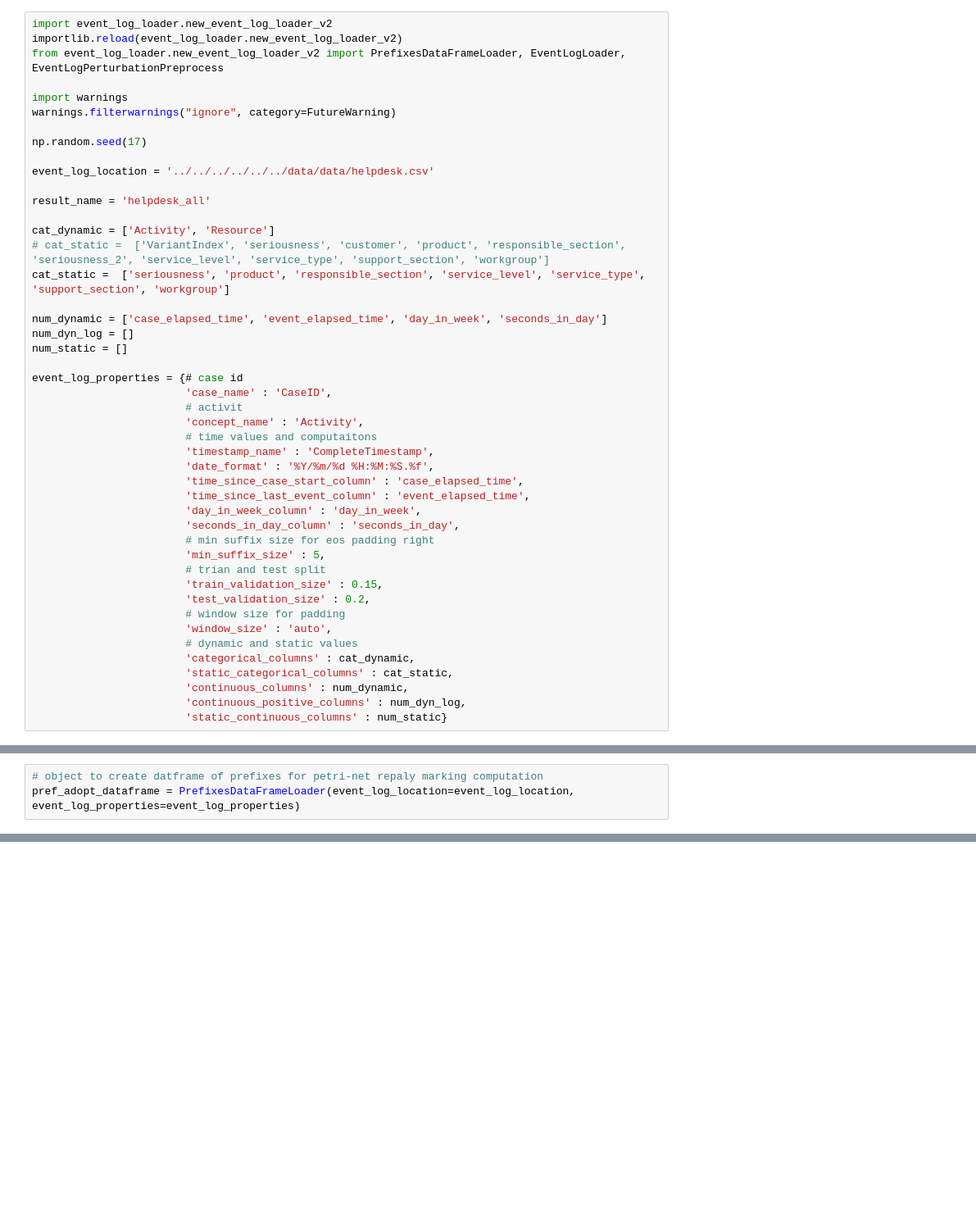
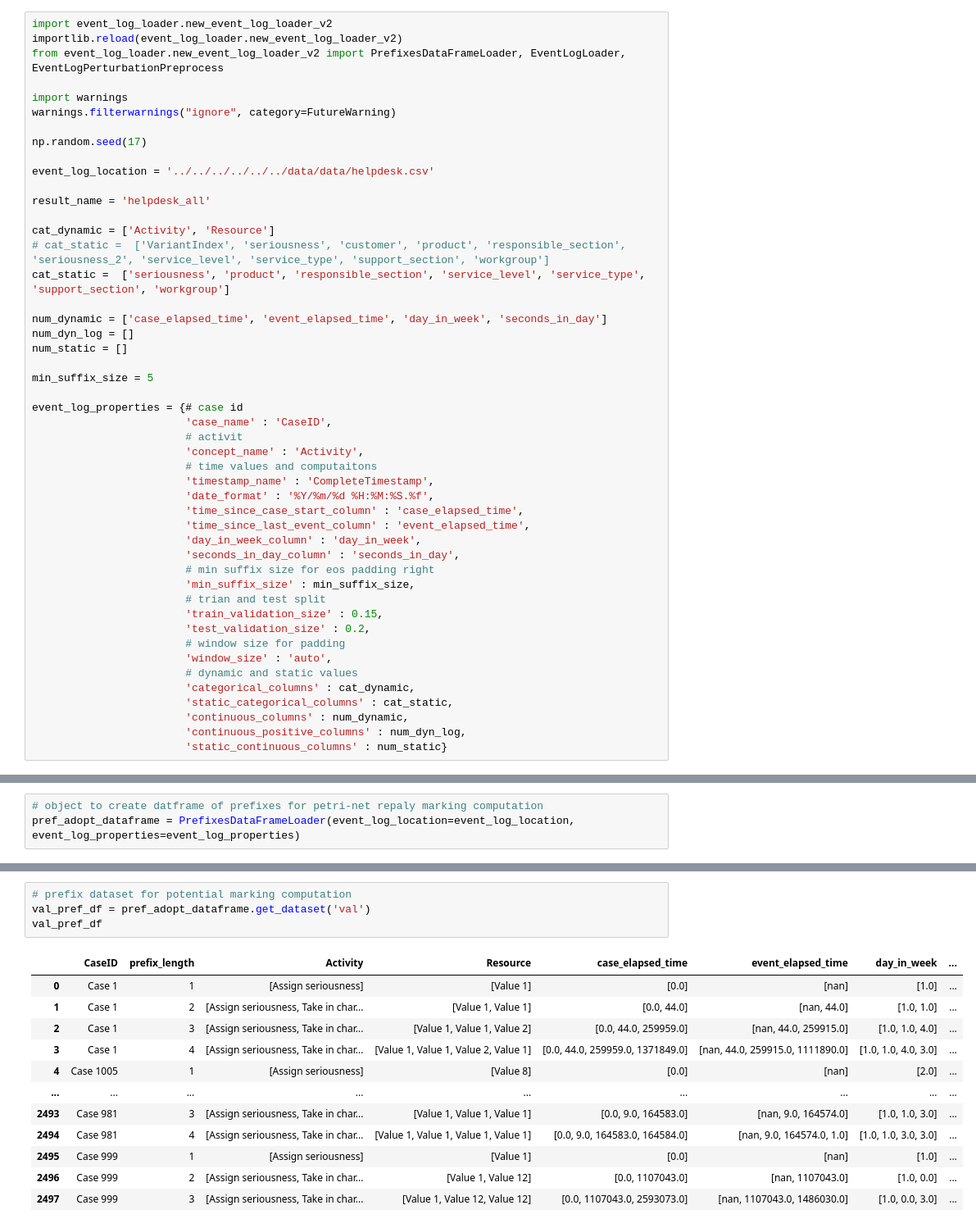
Before and after one commit to ProbabilisticSuffixPredictionLab/Probabilistic_Suffix_Prediction_U-ED-LSTM_pub, a Jupyter notebook: src/notebooks/loader_notebooks/new_v2/Helpdesk_full_loader.ipynb, the cells around one changed output, grey strips where cells are left out. Shown: that part at 82% size. Cells and saved outputs as stored; diff of their text form; blank space fills up the shorter version.

```diff
--- a/src/notebooks/loader_notebooks/new_v2/Helpdesk_full_loader.ipynb
+++ b/src/notebooks/loader_notebooks/new_v2/Helpdesk_full_loader.ipynb
@@ -29,6 +31,8 @@ num_dynamic = ['case_elapsed_time', 'event_elapsed_time', 'day_in_week', 'second
 num_dyn_log = []
 num_static = []
 
+min_suffix_size = 5
+
 event_log_properties = {# case id
                         'case_name' : 'CaseID',
                         # activit
@@ -41,7 +45,7 @@ event_log_properties = {# case id
                         'day_in_week_column' : 'day_in_week',
                         'seconds_in_day_column' : 'seconds_in_day',
                         # min suffix size for eos padding right
-                        'min_suffix_size' : 5,
+                        'min_suffix_size' : min_suffix_size,
                         # trian and test split
                         'train_validation_size' : 0.15,
                         'test_validation_size' : 0.2,
@@ -92,0 +89,17 @@ train_pref_df
+# %%
+# prefix dataset for potential marking computation
+val_pref_df = pref_adopt_dataframe.get_dataset('val')
+val_pref_df
+# %% [output]
+|  | CaseID | prefix_length | Activity | Resource | case_elapsed_time | event_elapsed_time | day_in_week | ... |
+| 0 | Case 1 | 1 | [Assign seriousness] | [Value 1] | [0.0] | [nan] | [1.0] | ... |
+| 1 | Case 1 | 2 | [Assign seriousness, Take in char... | [Value 1, Value 1] | [0.0, 44.0] | [nan, 44.0] | [1.0, 1.0] | ... |
+| 2 | Case 1 | 3 | [Assign seriousness, Take in char... | [Value 1, Value 1, Value 2] | [0.0, 44.0, 259959.0] | [nan, 44.0, 259915.0] | [1.0, 1.0, 4.0] | ... |
+| 3 | Case 1 | 4 | [Assign seriousness, Take in char... | [Value 1, Value 1, Value 2, Value 1] | [0.0, 44.0, 259959.0, 1371849.0] | [nan, 44.0, 259915.0, 1111890.0] | [1.0, 1.0, 4.0, 3.0] | ... |
+| 4 | Case 1005 | 1 | [Assign seriousness] | [Value 8] | [0.0] | [nan] | [2.0] | ... |
+| ... | ... | ... | ... | ... | ... | ... | ... | ... |
+| 2493 | Case 981 | 3 | [Assign seriousness, Take in char... | [Value 1, Value 1, Value 1] | [0.0, 9.0, 164583.0] | [nan, 9.0, 164574.0] | [1.0, 1.0, 3.0] | ... |
+| 2494 | Case 981 | 4 | [Assign seriousness, Take in char... | [Value 1, Value 1, Value 1, Value 1] | [0.0, 9.0, 164583.0, 164584.0] | [nan, 9.0, 164574.0, 1.0] | [1.0, 1.0, 3.0, 3.0] | ... |
+| 2495 | Case 999 | 1 | [Assign seriousness] | [Value 1] | [0.0] | [nan] | [1.0] | ... |
+| 2496 | Case 999 | 2 | [Assign seriousness, Take in char... | [Value 1, Value 12] | [0.0, 1107043.0] | [nan, 1107043.0] | [1.0, 0.0] | ... |
+| 2497 | Case 999 | 3 | [Assign seriousness, Take in char... | [Value 1, Value 12, Value 12] | [0.0, 1107043.0, 2593073.0] | [nan, 1107043.0, 1486030.0] | [1.0, 0.0, 3.0] | ... |
```
Also changed, not shown: parts of 24 cells of this notebook, 9 other files.
